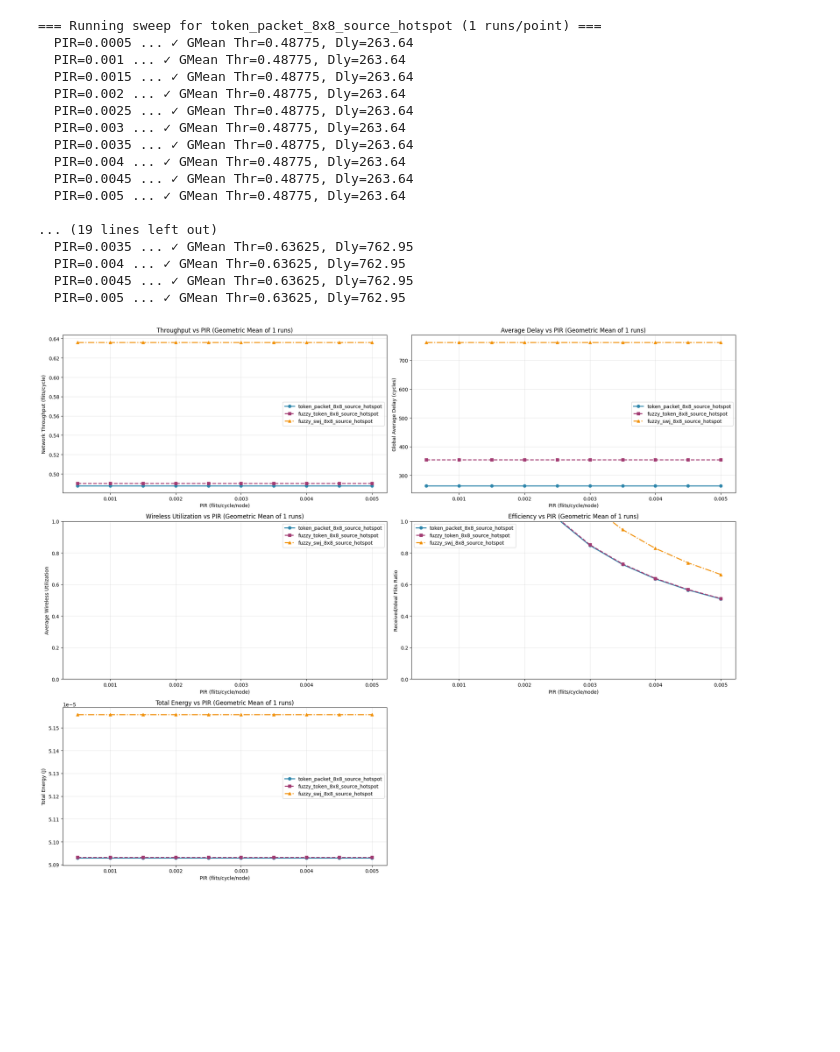
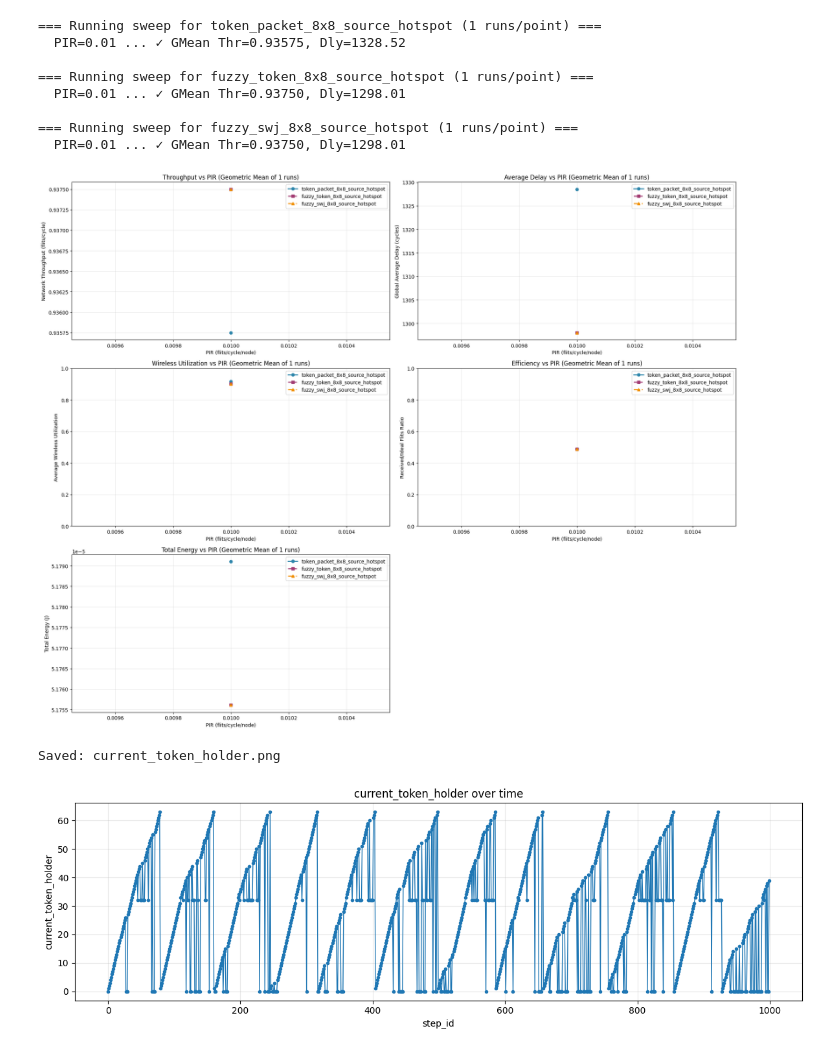
Before and after one commit to Jain-Nishkarsh/WiNoC-SOP, a Jupyter notebook: results/evaluate.ipynb, the cells around one changed output. Drawn from its saved outputs; the diff is of its cells as text; code cells hidden in the pictures; blank space fills up the shorter version.

```diff
--- a/results/evaluate.ipynb
+++ b/results/evaluate.ipynb
@@ -212,8 +212,8 @@ CONFIGS = [
     "../custom_config/fuzzy_token_8x8_source_hotspot.yaml",
     "../custom_config/fuzzy_swj_8x8_source_hotspot.yaml",
     # "../custom_config/token_packet_8x8.yaml",
+    # "../custom_config/fuzzy_token_8x8.yaml",
     # "../custom_config/token_packet_8x8_64hubs.yaml",
-    # "../custom_config/fuzzy_token_8x8.yaml",
     # "../custom_config/fuzzy_token_8x8_64hubs.yaml",
     # "../custom_config/fuzzy_swj_8x8_64hubs.yaml",
     # "../custom_config/fuzzy_token_rct_8x8.yaml",
@@ -222,7 +222,8 @@ CONFIGS = [
 
 BIN_DIR = Path("../bin").resolve()
 NUM_RUNS = 1  # Number of runs per point
-PIR_LIST = [round(x, 4) for x in np.linspace(0.0005, 0.005, 10)]
+# PIR_LIST = [round(x, 4) for x in np.linspace(0.0005, 0.005, 10)]
+PIR_LIST = [0.01]
 # PIR_LIST += [round(x, 4) for x in np.linspace(0.01, 0.05, 5)]
 
 
@@ -290,7 +291,7 @@ def run_sweep_multiseed(config_path: str, pir_list, label: str):
                 # "-pir", str(pir), "burst", "0.8",
                 # "-traffic", "random",
                 # "-hs", "0", "0.5",
-                # "-traffic", "transpose2",
+                "-traffic", "transpose2",
                 "-sim", "5000",
                 "-seed", "42",
             ]
@@ -400,46 +401,63 @@ ax3.set_xlabel("PIR (flits/cycle/node)")
 ax3.set_ylabel("Average Wireless Utilization")
 ax3.set_title(f"Wireless Utilization vs PIR (Geometric Mean of {NUM_RUNS} runs)")
 ax3.set_ylim(0.0, 1.0)
 ax3.grid(True, alpha=0.3)
 ax3.legend()
 
 
 # Configure Received/Ideal flits ratio plot
 ax4.set_xlabel("PIR (flits/cycle/node)")
 ax4.set_ylabel("Received/Ideal Flits Ratio")
 ax4.set_title(f"Efficiency vs PIR (Geometric Mean of {NUM_RUNS} runs)")
 ax4.set_ylim(0.0, 1.0)
 ax4.grid(True, alpha=0.3)
 ax4.legend()
 
 # Configure Total Energy plot
 ax5.set_xlabel("PIR (flits/cycle/node)")
 ax5.set_ylabel("Total Energy (J)")
 ax5.set_title(f"Total Energy vs PIR (Geometric Mean of {NUM_RUNS} runs)")
 ax5.grid(True, alpha=0.3)
 ax5.legend()
 
 # Hide the unused subplot
 ax6.axis('off')
 
 plt.tight_layout()
 plt.show()
 # %% [output]
 === Running sweep for token_packet_8x8_source_hotspot (1 runs/point) ===
-  PIR=0.0005 ... ✓ GMean Thr=0.48775, Dly=263.64
-  PIR=0.001 ... ✓ GMean Thr=0.48775, Dly=263.64
-  PIR=0.0015 ... ✓ GMean Thr=0.48775, Dly=263.64
-  PIR=0.002 ... ✓ GMean Thr=0.48775, Dly=263.64
-  PIR=0.0025 ... ✓ GMean Thr=0.48775, Dly=263.64
-  PIR=0.003 ... ✓ GMean Thr=0.48775, Dly=263.64
-  PIR=0.0035 ... ✓ GMean Thr=0.48775, Dly=263.64
-  PIR=0.004 ... ✓ GMean Thr=0.48775, Dly=263.64
-  PIR=0.0045 ... ✓ GMean Thr=0.48775, Dly=263.64
-  PIR=0.005 ... ✓ GMean Thr=0.48775, Dly=263.64
+  PIR=0.01 ... ✓ GMean Thr=0.93575, Dly=1328.52
 
-... (19 lines left out)
-  PIR=0.0035 ... ✓ GMean Thr=0.63625, Dly=762.95
-  PIR=0.004 ... ✓ GMean Thr=0.63625, Dly=762.95
-  PIR=0.0045 ... ✓ GMean Thr=0.63625, Dly=762.95
-  PIR=0.005 ... ✓ GMean Thr=0.63625, Dly=762.95
+=== Running sweep for fuzzy_token_8x8_source_hotspot (1 runs/point) ===
+  PIR=0.01 ... ✓ GMean Thr=0.93750, Dly=1298.01
+
+=== Running sweep for fuzzy_swj_8x8_source_hotspot (1 runs/point) ===
+  PIR=0.01 ... ✓ GMean Thr=0.93750, Dly=1298.01
-[figure, old version]
+[figure, new version]
+# %%
+import pandas as pd
+import matplotlib.pyplot as plt
+
+CSV_PATH = "../bin/fuzzy_test_swj_sparse_dual.csv"
+
+df = pd.read_csv(CSV_PATH)
+
+# Pick one x-axis:
+x = df["step_id"][:1000]
+y = df["current_token_holder"][:1000]
+
+plt.figure(figsize=(12, 4))
+plt.plot(x, y, marker="o", linewidth=1, markersize=3)
+plt.title("current_token_holder over time")
+plt.xlabel(x.name)
+plt.ylabel("current_token_holder")
+plt.grid(True, alpha=0.3)
+plt.tight_layout()
+
+out = "current_token_holder.png"
+plt.savefig(out, dpi=200)
+print(f"Saved: {out}")
+# %% [output]
+Saved: current_token_holder.png
+[figure, added]
```
Also changed, not shown: 5 other files.
